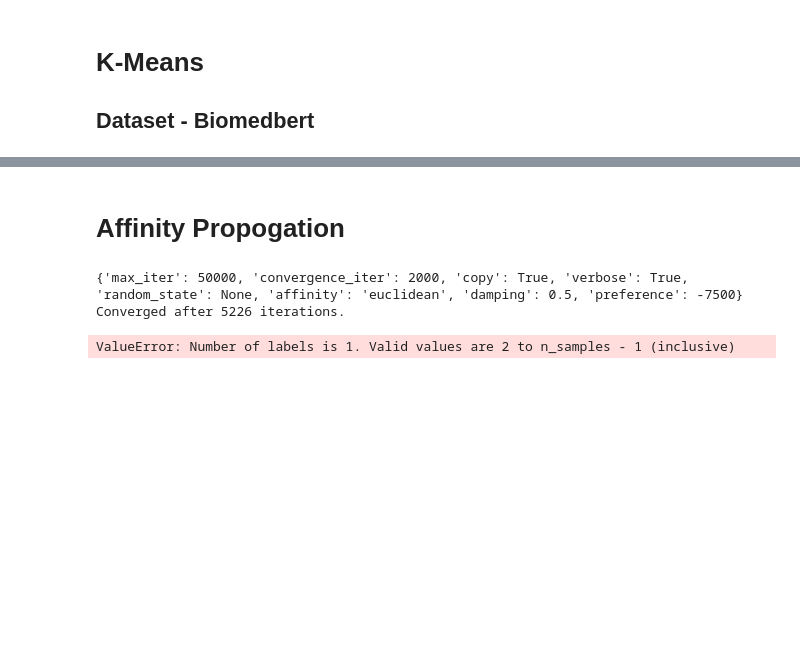
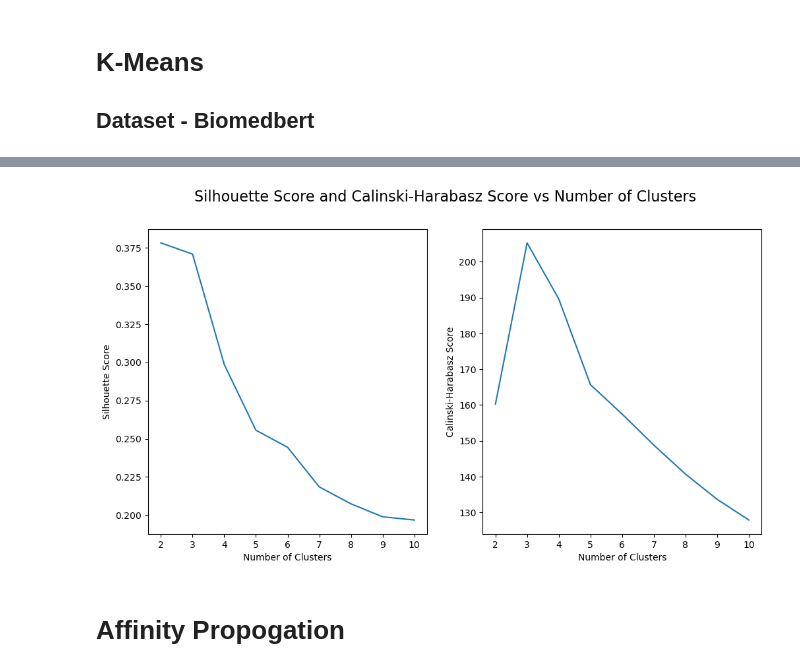
Before and after one commit to Bhanuteja917/ClusteringClinicalTrails, a Jupyter notebook: clustering.ipynb, the cells around one changed output, grey strips where cells are left out. Saved outputs shown, nothing was run; the diff lists cells and outputs as text; code cells hidden in the pictures; blank space fills up the shorter version.

```diff
--- a/clustering.ipynb
+++ b/clustering.ipynb
@@ -505,8 +515,20 @@ train_model(algorithm='KMeans', \
+# %%
+model_params = {
+    'init': 'k-means++',
+    'n_init': 1,
+    'max_iter': 300,
+    'tol': 0.0001,
+    'verbose': 0,
+    'random_state': 42,
+    'copy_x': True,
+    'algorithm': 'lloyd',
+}
+kmeans = train_model(clustering_model='KMeans', \
+            model_params=model_params, \
+            dataset=feature_matrix_biobert, \
+            number_of_clusters_required=True, \
+            clusterers=clusterers)
+# %% [output]
+[figure, added]
 # %% [markdown]
 # Affinity Propogation
-# %%
-train_model(algorithm='Affinity Propagation', datasets=datasets, clusterers=clusterers)
-# %% [output]
-{'max_iter': 50000, 'convergence_iter': 2000, 'copy': True, 'verbose': True, 'random_state': None, 'affinity': 'euclidean', 'damping': 0.5, 'preference': -7500}
-Converged after 5226 iterations.
-ValueError: Number of labels is 1. Valid values are 2 to n_samples - 1 (inclusive)
```
Also changed, not shown: parts of 5 cells of this notebook.
